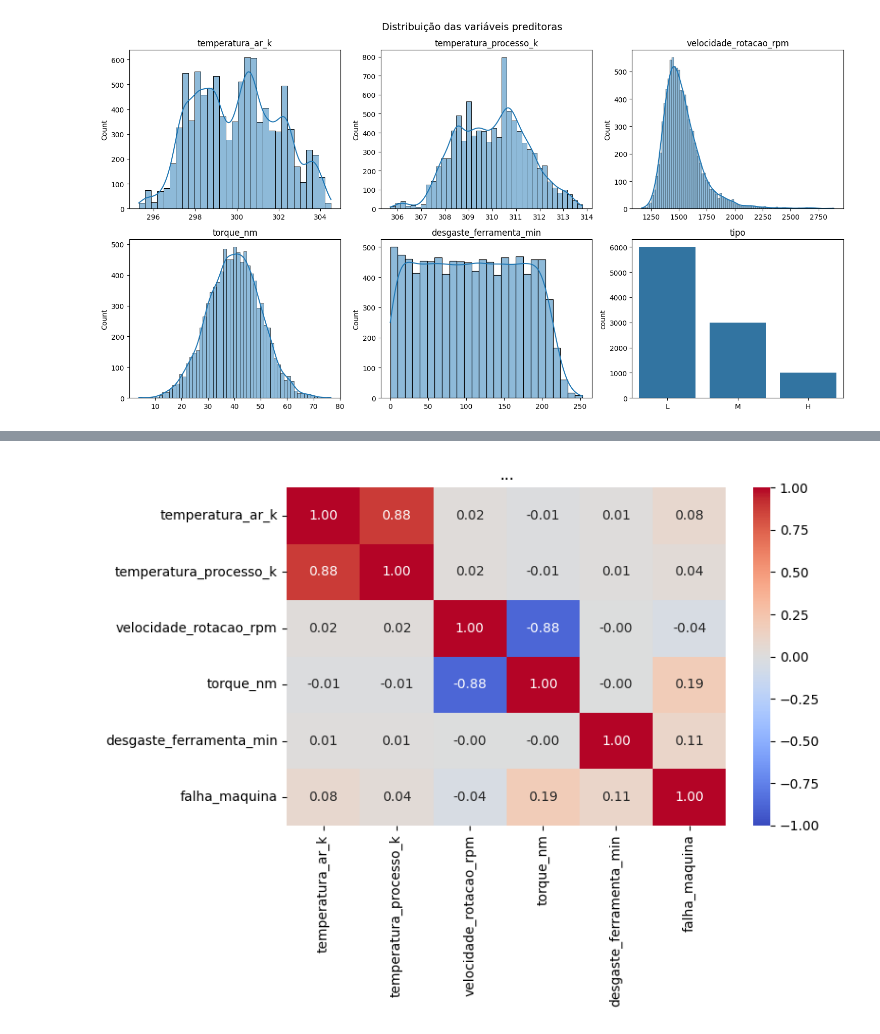
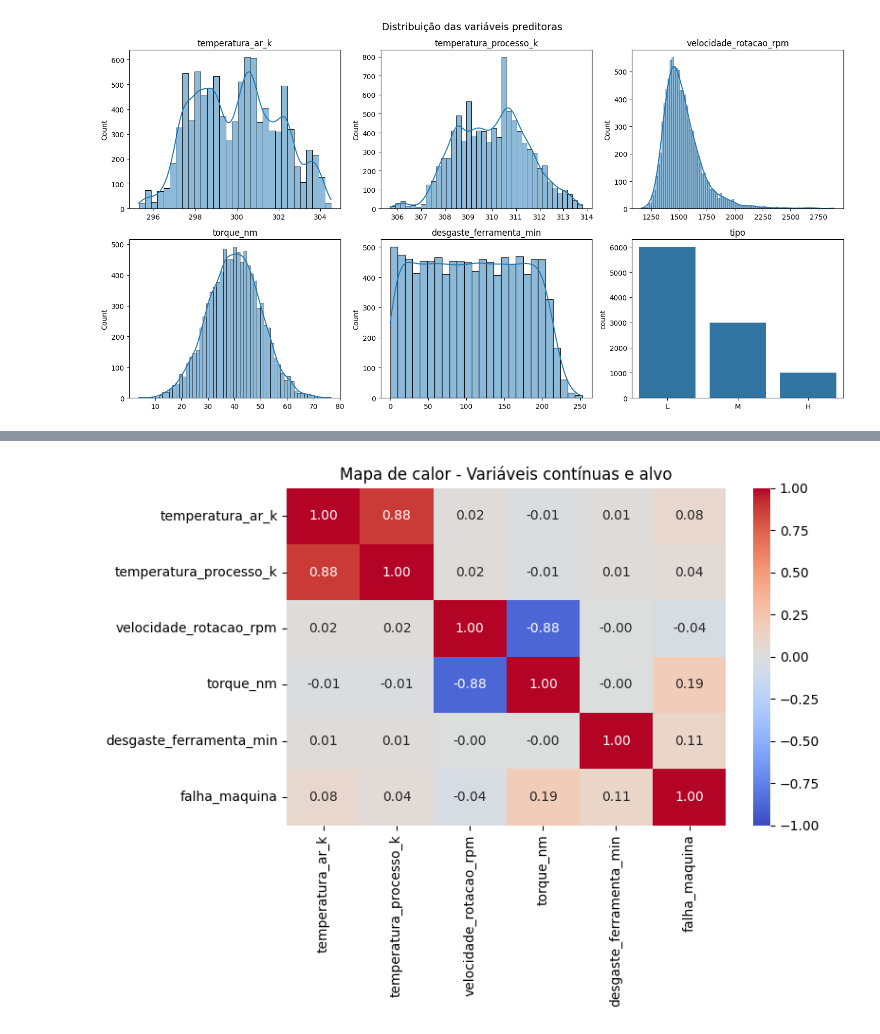
Before and after one commit to filipester/manutencao_preditiva, a Jupyter notebook: manutencao_preditiva.ipynb, the cells around one changed output, grey strips where cells are left out. Saved outputs shown, nothing was run; the diff lists cells and outputs as text; code cells hidden in the pictures.

```diff
--- a/manutencao_preditiva.ipynb
+++ b/manutencao_preditiva.ipynb
@@ -108,13 +113,13 @@ plt.show()
 # %%
 colunas_corr = continuas + ['falha_maquina']
-correlacao = df[colunas_corr].corr()          # Pearson é o método padrão
+correlacao = df[colunas_corr].corr()
 
 fig, ax = plt.subplots(figsize=(8, 6))
 sns.heatmap(correlacao, annot=True, fmt='.2f', cmap='coolwarm',
             vmin=-1, vmax=1, center=0, ax=ax)
-ax.set_title('...')
+ax.set_title('Mapa de calor - Variáveis contínuas e alvo')
 plt.tight_layout()
 plt.show()
 # %% [output]
-[figure, old version]
+[figure, new version]
 # %% [markdown]
```
Also changed, not shown: parts of 4 cells of this notebook.
